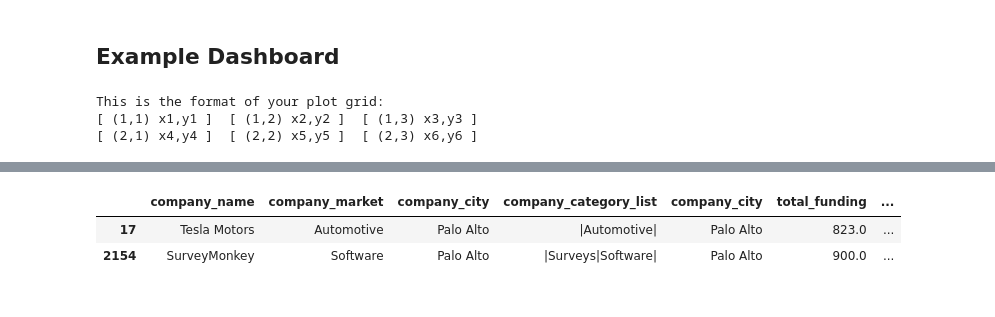
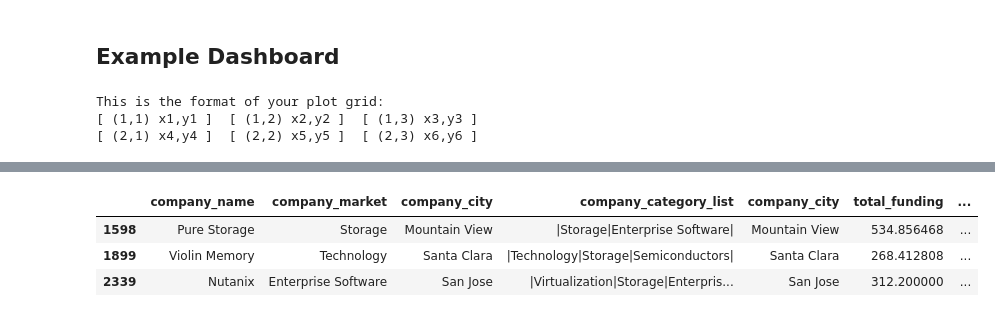
Before and after one commit to jdmendoza/startup_recommendation_engine, a Jupyter notebook: Startup_Recommender.ipynb, the cells around one changed output, grey strips where cells are left out. Cells and saved outputs as stored; diff of their text form; code cells hidden in the pictures.

```diff
--- a/Startup_Recommender.ipynb
+++ b/Startup_Recommender.ipynb
@@ -176,6 +217,6 @@ plt.ylabel("Silhouette Score")
 Text(0,0.5,'Silhouette Score')
 [figure]
 # %%
-clustered_df = clustify(df,30,100)
+clustered_df = clustify(df,30)
 clustered_df
 # %% [output]
@@ -324,15 +353,16 @@ def dashboard(df_plt, company_name):
 # %% [markdown]
 ## Example Dashboard
 # %%
-fig, group = showTopCompanies(clustered_df, 'Tesla Motors')
+fig, group = showTopCompanies(clustered_df, 'Pure Storage')
 group
 # %% [output]
 This is the format of your plot grid:
 [ (1,1) x1,y1 ]  [ (1,2) x2,y2 ]  [ (1,3) x3,y3 ]
 [ (2,1) x4,y4 ]  [ (2,2) x5,y5 ]  [ (2,3) x6,y6 ]
 [interactive output not drawn]
 |  | company_name | company_market | company_city | company_category_list | company_city | total_funding | ... |
-| 17 | Tesla Motors | Automotive | Palo Alto | |Automotive| | Palo Alto | 823.0 | ... |
-| 2154 | SurveyMonkey | Software | Palo Alto | |Surveys|Software| | Palo Alto | 900.0 | ... |
+| 1598 | Pure Storage | Storage | Mountain View | |Storage|Enterprise Software| | Mountain View | 534.856468 | ... |
+| 1899 | Violin Memory | Technology | Santa Clara | |Technology|Storage|Semiconductors| | Santa Clara | 268.412808 | ... |
+| 2339 | Nutanix | Enterprise Software | San Jose | |Virtualization|Storage|Enterpris... | San Jose | 312.200000 | ... |
 # %%
 #Code Is Deployed In Web App. See App Folder
```
Also changed, not shown: parts of 5 cells of this notebook.
